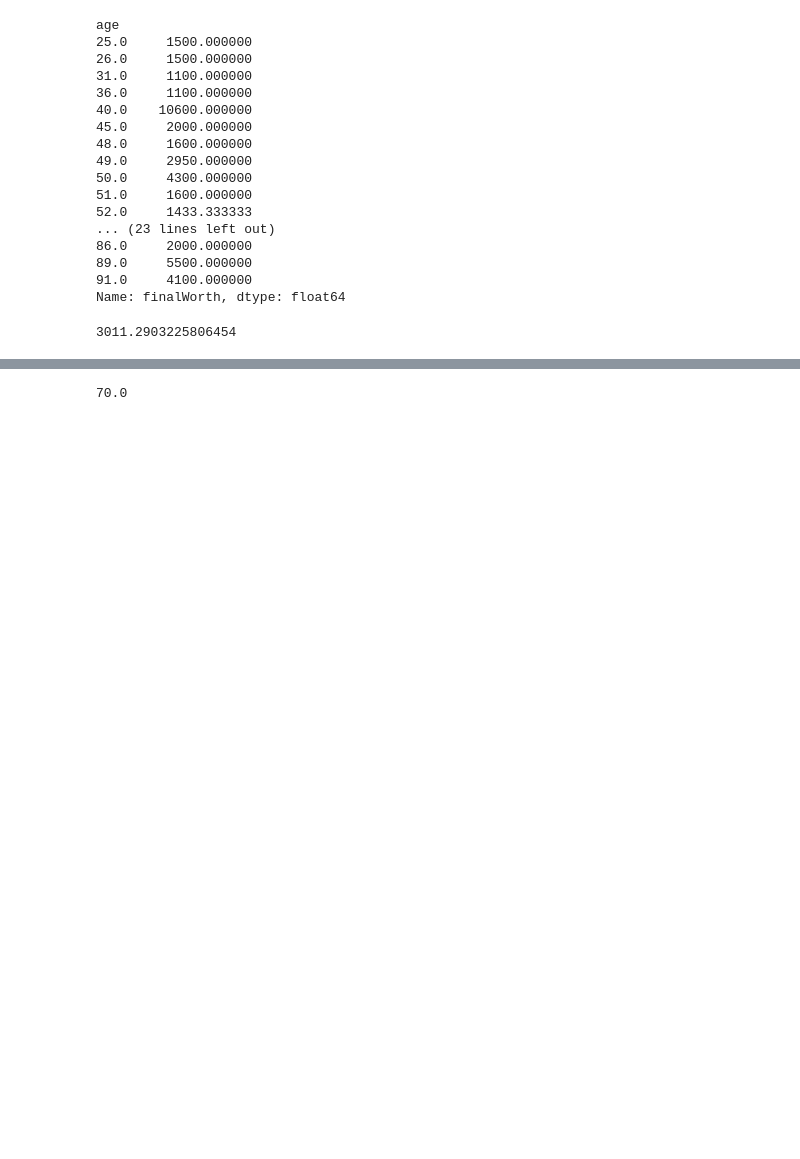
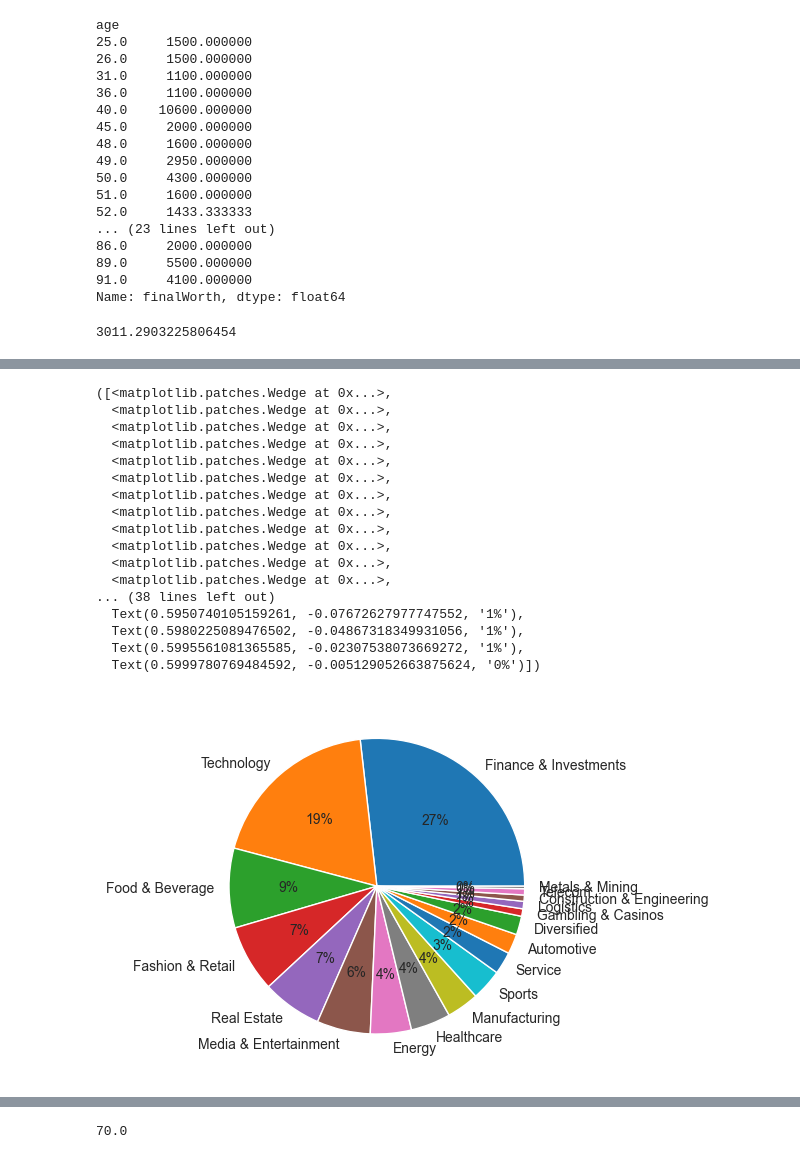
Before and after one commit to yagofellipe/Forbes-Top-100-, a Jupyter notebook: top.ipynb, the cells around one changed output, grey strips where cells are left out. Drawn from its saved outputs; the diff is of its cells as text; code cells hidden in the pictures; blank space fills up the shorter version.

```diff
--- a/top.ipynb
+++ b/top.ipynb
@@ -108 +108,26 @@ Name: category, dtype: int64
+# %%
+# porcentagem de bilionarios por setor nos EUA
+
+####### fazer um gráfico de pizza com porcetentagem e discursar como o setor de tech não é desenvolvido
+setoreseua=df_eua['category'].value_counts()
+plt.pie(x=setoreseua.values, labels = setoreseua.index, autopct='%1.f%%')
+# %% [output]
+([<matplotlib.patches.Wedge at 0x...>,
+  <matplotlib.patches.Wedge at 0x...>,
+  <matplotlib.patches.Wedge at 0x...>,
+  <matplotlib.patches.Wedge at 0x...>,
+  <matplotlib.patches.Wedge at 0x...>,
+  <matplotlib.patches.Wedge at 0x...>,
+  <matplotlib.patches.Wedge at 0x...>,
+  <matplotlib.patches.Wedge at 0x...>,
+  <matplotlib.patches.Wedge at 0x...>,
+  <matplotlib.patches.Wedge at 0x...>,
+  <matplotlib.patches.Wedge at 0x...>,
+  <matplotlib.patches.Wedge at 0x...>,
+... (38 lines left out)
+  Text(0.5950740105159261, -0.07672627977747552, '1%'),
+  Text(0.5980225089476502, -0.04867318349931056, '1%'),
+  Text(0.5995561081365585, -0.02307538073669272, '1%'),
+  Text(0.5999780769484592, -0.005129052663875624, '0%')])
+[figure, added]
 # %%
```
Also changed, not shown: parts of 9 cells of this notebook.
